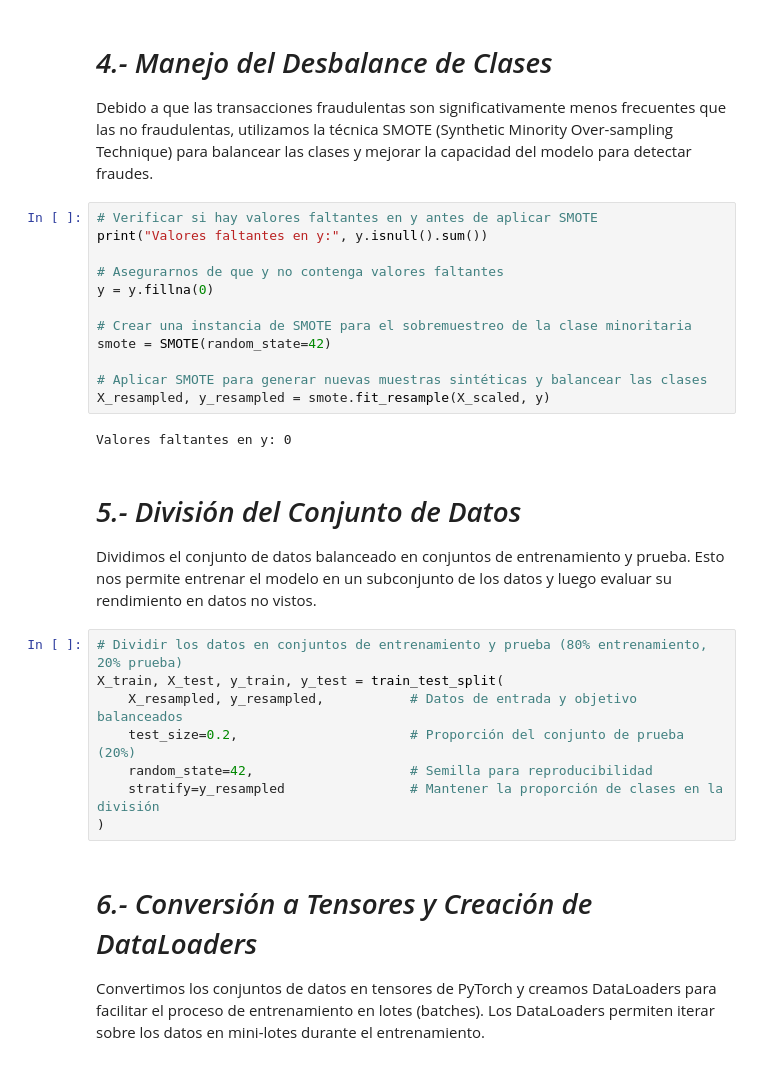
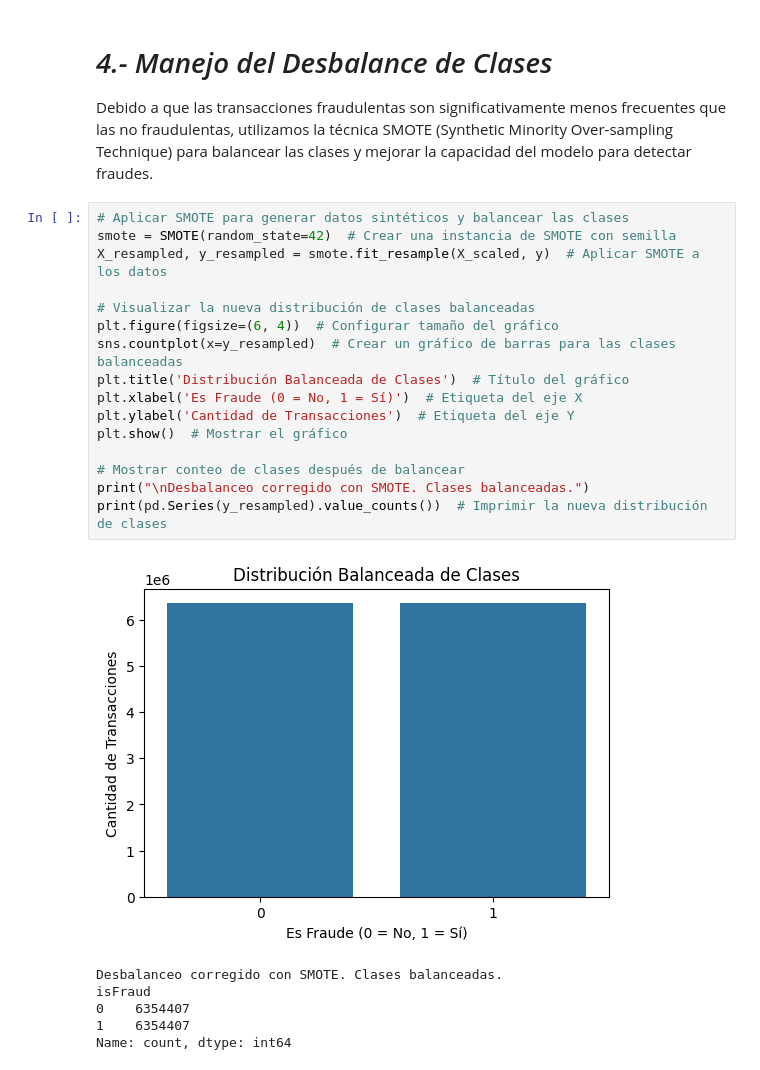
Before and after one commit to sebauribeo/deteccionFraudes, a Jupyter notebook: evaluacion_3_machine_learning.ipynb, the cells around one changed output. Drawn from its saved outputs; the diff is of its cells as text.

```diff
--- a/evaluacion_3_machine_learning.ipynb
+++ b/evaluacion_3_machine_learning.ipynb
@@ -123,31 +151,26 @@ plt.show()
 # %% [markdown]
 # *4.- Manejo del Desbalance de Clases*
 Debido a que las transacciones fraudulentas son significativamente menos frecuentes que las no fraudulentas, utilizamos la técnica SMOTE (Synthetic Minority Over-sampling Technique) para balancear las clases y mejorar la capacidad del modelo para detectar fraudes.
-# %%
-# Verificar si hay valores faltantes en y antes de aplicar SMOTE
-print("Valores faltantes en y:", y.isnull().sum())
-
-# Asegurarnos de que y no contenga valores faltantes
-y = y.fillna(0)
-
-# Crear una instancia de SMOTE para el sobremuestreo de la clase minoritaria
-smote = SMOTE(random_state=42)
-
-# Aplicar SMOTE para generar nuevas muestras sintéticas y balancear las clases
-X_resampled, y_resampled = smote.fit_resample(X_scaled, y)
-# %% [output]
-Valores faltantes en y: 0
-# %% [markdown]
-# *5.- División del Conjunto de Datos*
-Dividimos el conjunto de datos balanceado en conjuntos de entrenamiento y prueba. Esto nos permite entrenar el modelo en un subconjunto de los datos y luego evaluar su rendimiento en datos no vistos.
-# %%
-# Dividir los datos en conjuntos de entrenamiento y prueba (80% entrenamiento, 20% prueba)
-X_train, X_test, y_train, y_test = train_test_split(
-    X_resampled, y_resampled,           # Datos de entrada y objetivo balanceados
-    test_size=0.2,                      # Proporción del conjunto de prueba (20%)
-    random_state=42,                    # Semilla para reproducibilidad
-    stratify=y_resampled                # Mantener la proporción de clases en la división
-)
-# %% [markdown]
-# *6.- Conversión a Tensores y Creación de DataLoaders*
-Convertimos los conjuntos de datos en tensores de PyTorch y creamos DataLoaders para facilitar el proceso de entrenamiento en lotes (batches). Los DataLoaders permiten iterar sobre los datos en mini-lotes durante el entrenamiento.
+# %%
+# Aplicar SMOTE para generar datos sintéticos y balancear las clases
+smote = SMOTE(random_state=42)  # Crear una instancia de SMOTE con semilla
+X_resampled, y_resampled = smote.fit_resample(X_scaled, y)  # Aplicar SMOTE a los datos
+
+# Visualizar la nueva distribución de clases balanceadas
+plt.figure(figsize=(6, 4))  # Configurar tamaño del gráfico
+sns.countplot(x=y_resampled)  # Crear un gráfico de barras para las clases balanceadas
+plt.title('Distribución Balanceada de Clases')  # Título del gráfico
+plt.xlabel('Es Fraude (0 = No, 1 = Sí)')  # Etiqueta del eje X
+plt.ylabel('Cantidad de Transacciones')  # Etiqueta del eje Y
+plt.show()  # Mostrar el gráfico
+
+# Mostrar conteo de clases después de balancear
+print("\nDesbalanceo corregido con SMOTE. Clases balanceadas.")
+print(pd.Series(y_resampled).value_counts())  # Imprimir la nueva distribución de clases
+# %% [output]
+[figure, added]
+Desbalanceo corregido con SMOTE. Clases balanceadas.
+isFraud
+0    6354407
+1    6354407
+Name: count, dtype: int64
```
Also changed, not shown: parts of 30 cells of this notebook.
